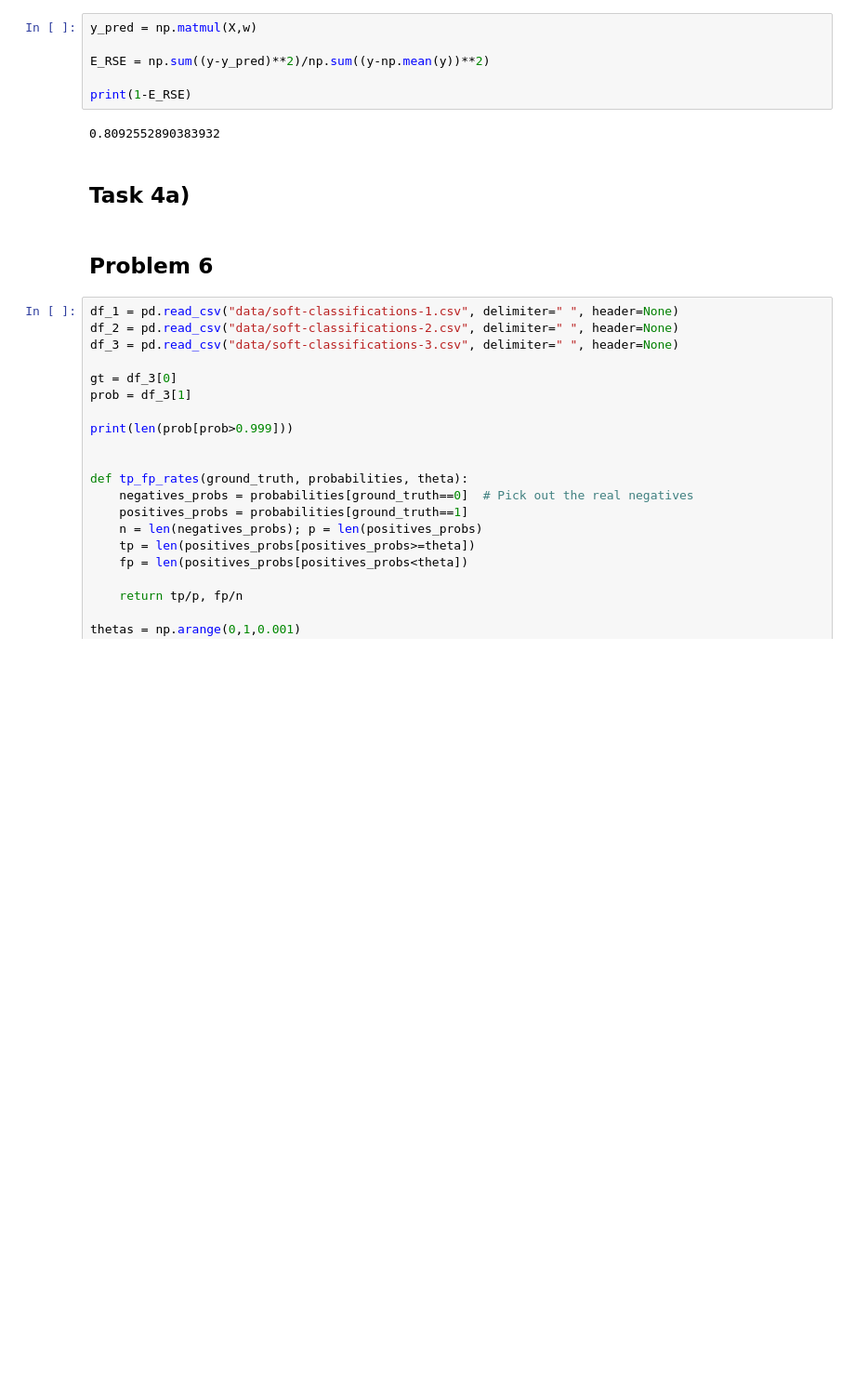
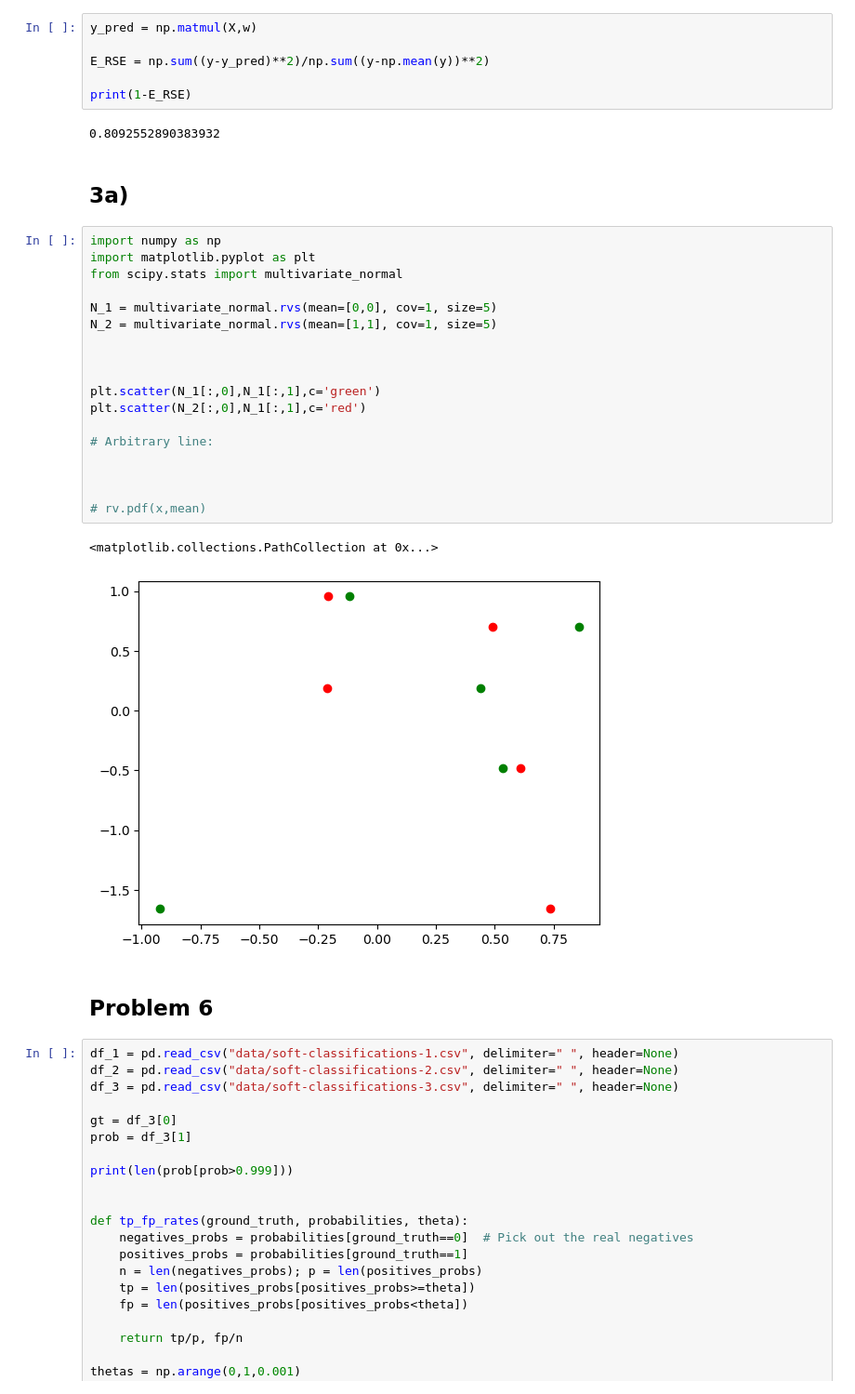
Before and after one commit to helgeingvart/FYS-2021, a Jupyter notebook: set2.ipynb, the cells around one changed output. Shown: that part at 93% size. Saved outputs shown, nothing was run; the diff lists cells and outputs as text; blank space fills up the shorter version.

```diff
--- a/set2.ipynb
+++ b/set2.ipynb
@@ -92,8 +92,29 @@ E_RSE = np.sum((y-y_pred)**2)/np.sum((y-np.mean(y))**2)
 print(1-E_RSE)
 # %% [output]
 0.8092552890383932
-# %% [markdown]
-## Task 4a)
+# %% [markdown]
+## 3a)
+# %%
+import numpy as np
+import matplotlib.pyplot as plt
+from scipy.stats import multivariate_normal
+
+N_1 = multivariate_normal.rvs(mean=[0,0], cov=1, size=5)
+N_2 = multivariate_normal.rvs(mean=[1,1], cov=1, size=5)
+
+
+
+plt.scatter(N_1[:,0],N_1[:,1],c='green')
+plt.scatter(N_2[:,0],N_1[:,1],c='red')
+
+# Arbitrary line:
+
+
+
+# rv.pdf(x,mean)
+# %% [output]
+<matplotlib.collections.PathCollection at 0x...>
+[figure, added]
 # %% [markdown]
 ## Problem 6
 # %%
```
Also changed, not shown: parts of 3 cells of this notebook, 2 other files.
